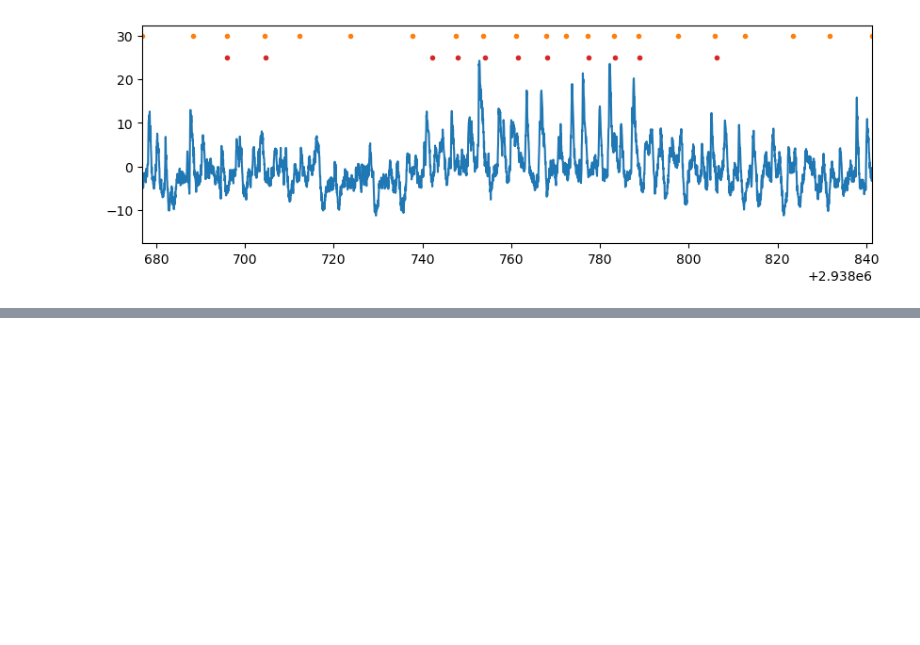
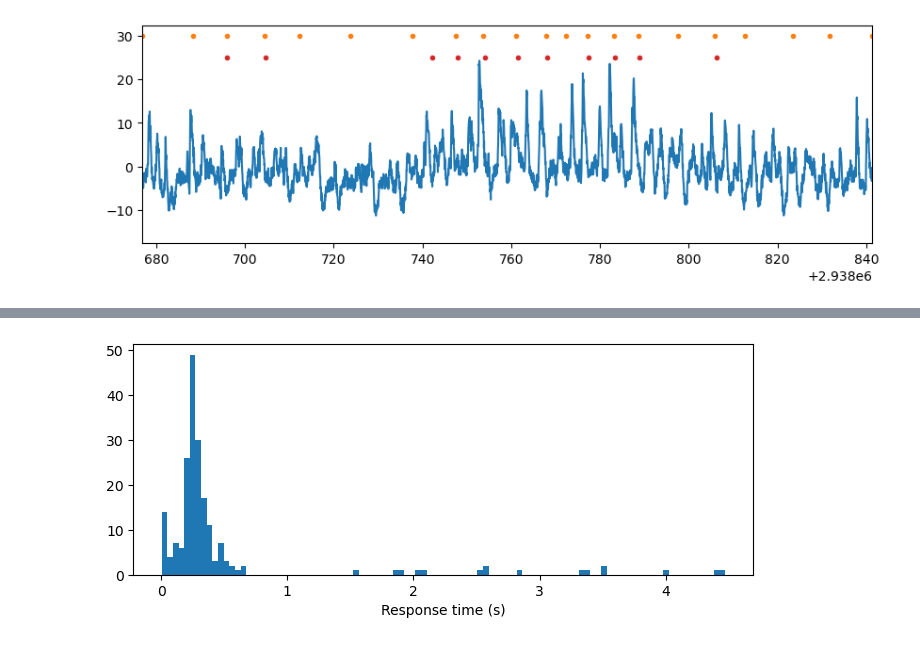
Before and after one commit to AllenNeuralDynamics/HSFPpreprocess, a Jupyter notebook: preprocess_04_behaviorevents_align.ipynb, the cells around one changed output, grey strips where cells are left out. Saved outputs shown, nothing was run; the diff lists cells and outputs as text; code cells hidden in the pictures; blank space fills up the shorter version.

```diff
--- a/preprocess_04_behaviorevents_align.ipynb
+++ b/preprocess_04_behaviorevents_align.ipynb
@@ -279,0 +368,8 @@ plt.show()
+# %%
+# Plot histogram of response times
+plt.figure(figsize=(8,3))
+plt.hist(responseTime,bins=100)
+plt.xlabel('Response time (s)')
+plt.show()
+# %% [output]
+[figure, added]
```
Also changed, not shown: parts of 6 cells of this notebook.
